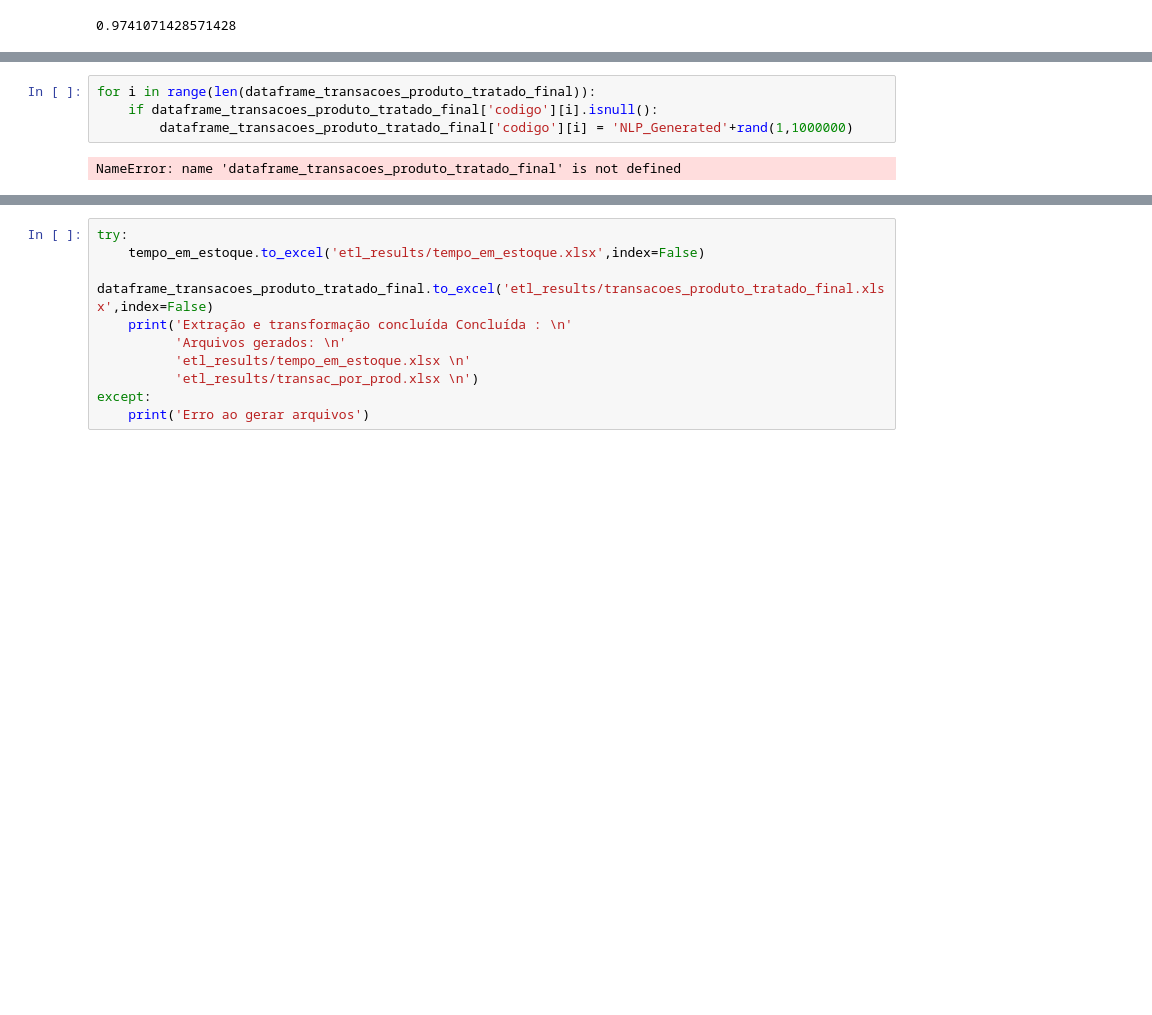
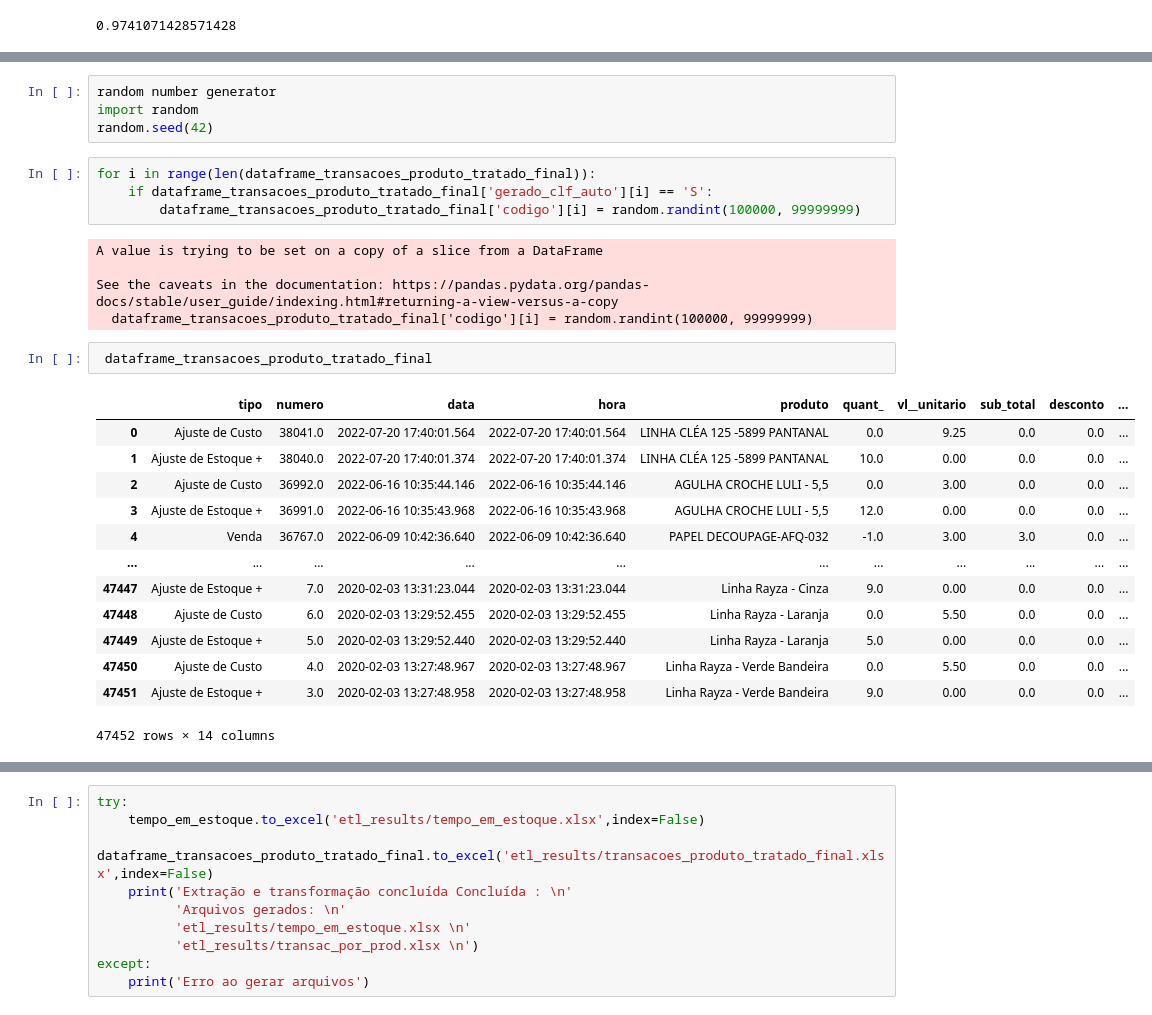
Before and after one commit to donbigode/Timeseries-prediction-model, a Jupyter notebook: Analysis/ETL.ipynb, the cells around one changed output, grey strips where cells are left out. Cells and saved outputs as stored; diff of their text form; blank space fills up the shorter version.

```diff
--- a/Analysis/ETL.ipynb
+++ b/Analysis/ETL.ipynb
@@ -1034,6 +1124,29 @@ dataframe_transacoes_produto_tratado_final = dataframe_transacoes_produto_tratad
+# %%
+random number generator
+import random
+random.seed(42)
 # %%
 for i in range(len(dataframe_transacoes_produto_tratado_final)):
-    if dataframe_transacoes_produto_tratado_final['codigo'][i].isnull():
-        dataframe_transacoes_produto_tratado_final['codigo'][i] = 'NLP_Generated'+rand(1,1000000)
+    if dataframe_transacoes_produto_tratado_final['gerado_clf_auto'][i] == 'S':
+        dataframe_transacoes_produto_tratado_final['codigo'][i] = random.randint(100000, 99999999)
 # %% [output]
-NameError: name 'dataframe_transacoes_produto_tratado_final' is not defined
+A value is trying to be set on a copy of a slice from a DataFrame
+
+See the caveats in the documentation: https://pandas.pydata.org/pandas-docs/stable/user_guide/indexing.html#returning-a-view-versus-a-copy
+  dataframe_transacoes_produto_tratado_final['codigo'][i] = random.randint(100000, 99999999)
+# %%
+ dataframe_transacoes_produto_tratado_final
+# %% [output]
+|  | tipo | numero | data | hora | produto | quant_ | vl__unitario | sub_total | desconto | ... |
+| 0 | Ajuste de Custo | 38041.0 | 2022-07-20 17:40:01.564 | 2022-07-20 17:40:01.564 | LINHA CLÉA 125 -5899 PANTANAL | 0.0 | 9.25 | 0.0 | 0.0 | ... |
+| 1 | Ajuste de Estoque + | 38040.0 | 2022-07-20 17:40:01.374 | 2022-07-20 17:40:01.374 | LINHA CLÉA 125 -5899 PANTANAL | 10.0 | 0.00 | 0.0 | 0.0 | ... |
+| 2 | Ajuste de Custo | 36992.0 | 2022-06-16 10:35:44.146 | 2022-06-16 10:35:44.146 | AGULHA CROCHE LULI - 5,5 | 0.0 | 3.00 | 0.0 | 0.0 | ... |
+| 3 | Ajuste de Estoque + | 36991.0 | 2022-06-16 10:35:43.968 | 2022-06-16 10:35:43.968 | AGULHA CROCHE LULI - 5,5 | 12.0 | 0.00 | 0.0 | 0.0 | ... |
+| 4 | Venda | 36767.0 | 2022-06-09 10:42:36.640 | 2022-06-09 10:42:36.640 | PAPEL DECOUPAGE-AFQ-032 | -1.0 | 3.00 | 3.0 | 0.0 | ... |
+| ... | ... | ... | ... | ... | ... | ... | ... | ... | ... | ... |
+| 47447 | Ajuste de Estoque + | 7.0 | 2020-02-03 13:31:23.044 | 2020-02-03 13:31:23.044 | Linha Rayza - Cinza | 9.0 | 0.00 | 0.0 | 0.0 | ... |
+| 47448 | Ajuste de Custo | 6.0 | 2020-02-03 13:29:52.455 | 2020-02-03 13:29:52.455 | Linha Rayza - Laranja | 0.0 | 5.50 | 0.0 | 0.0 | ... |
+| 47449 | Ajuste de Estoque + | 5.0 | 2020-02-03 13:29:52.440 | 2020-02-03 13:29:52.440 | Linha Rayza - Laranja | 5.0 | 0.00 | 0.0 | 0.0 | ... |
+| 47450 | Ajuste de Custo | 4.0 | 2020-02-03 13:27:48.967 | 2020-02-03 13:27:48.967 | Linha Rayza - Verde Bandeira | 0.0 | 5.50 | 0.0 | 0.0 | ... |
+| 47451 | Ajuste de Estoque + | 3.0 | 2020-02-03 13:27:48.958 | 2020-02-03 13:27:48.958 | Linha Rayza - Verde Bandeira | 9.0 | 0.00 | 0.0 | 0.0 | ... |
+47452 rows × 14 columns
```
Also changed, not shown: parts of 17 cells of this notebook, 2 other files.
